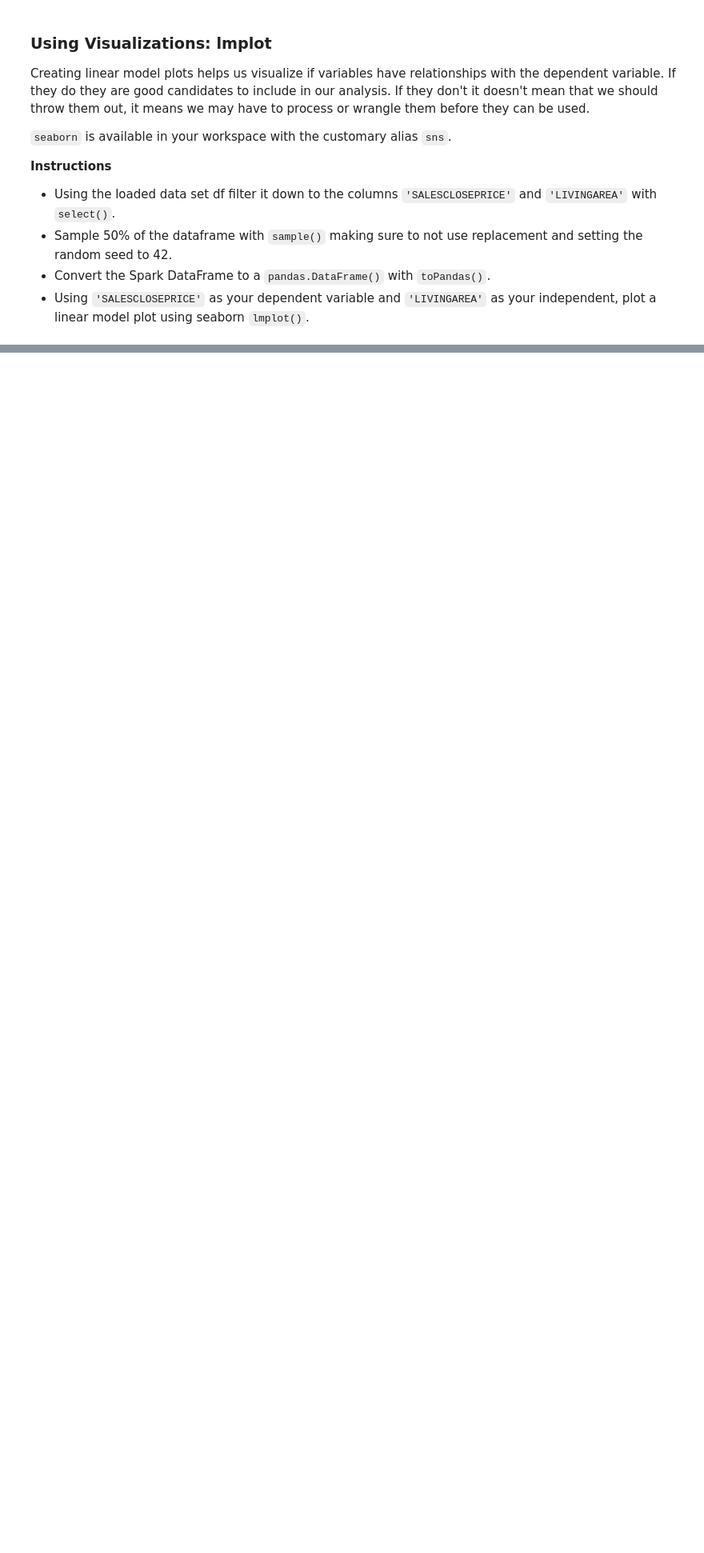
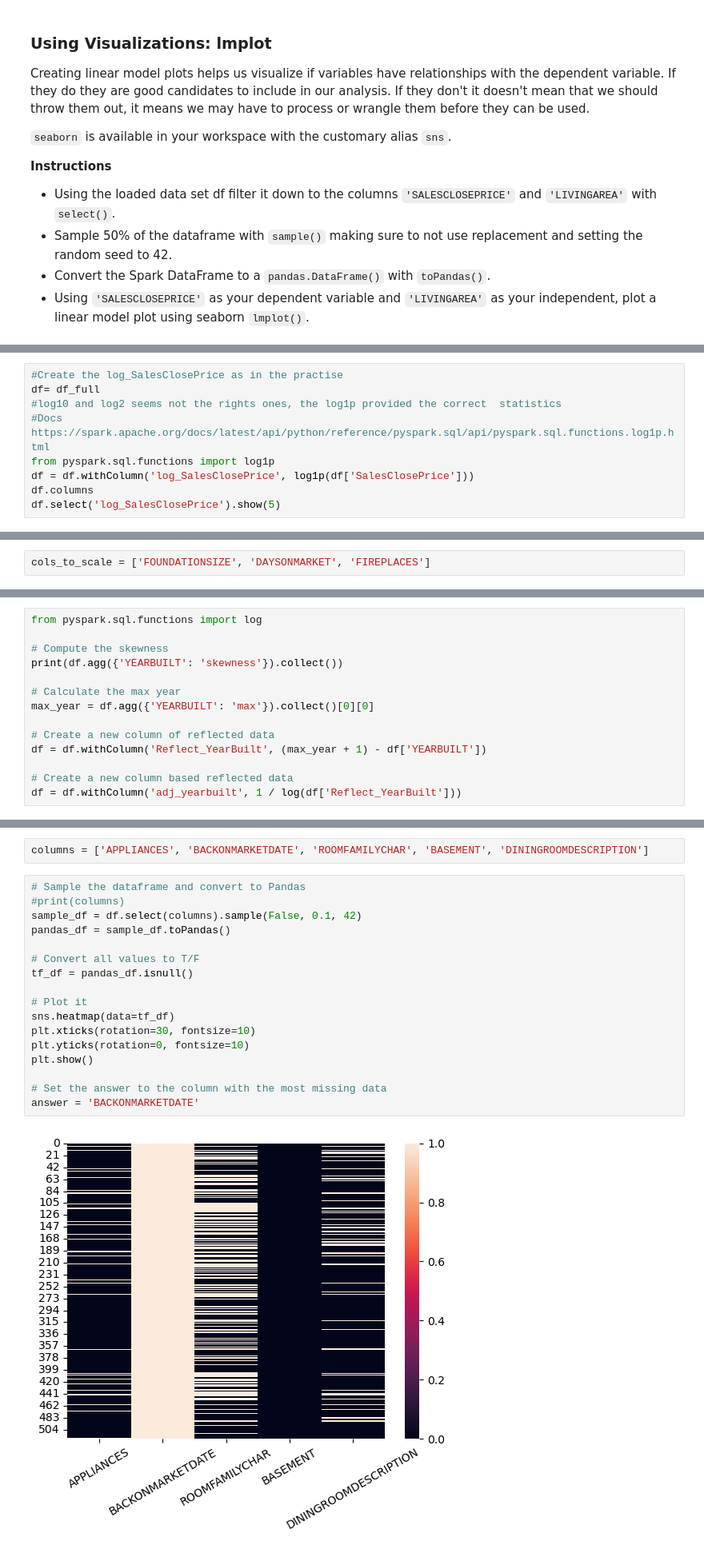
Before and after one commit to Alashmony/Feature_Engineering_with_PySpark_DataCamp, a Jupyter notebook: Fourth.ipynb, the cells around one changed output, grey strips where cells are left out. Shown: that part at 80% size. Drawn from its saved outputs; the diff is of its cells as text; blank space fills up the shorter version.

```diff
--- a/Fourth.ipynb
+++ b/Fourth.ipynb
@@ -419,0 +596,9 @@ plt.show();
+# %%
+#Create the log_SalesClosePrice as in the practise
+df= df_full
+#log10 and log2 seems not the rights ones, the log1p provided the correct  statistics
+#Docs https://spark.apache.org/docs/latest/api/python/reference/pyspark.sql/api/pyspark.sql.functions.log1p.html
+from pyspark.sql.functions import log1p
+df = df.withColumn('log_SalesClosePrice', log1p(df['SalesClosePrice']))
+df.columns
+df.select('log_SalesClosePrice').show(5)
@@ -419,0 +718,2 @@ plt.show();
+# %%
+cols_to_scale = ['FOUNDATIONSIZE', 'DAYSONMARKET', 'FIREPLACES']
@@ -419,0 +766,14 @@ plt.show();
+# %%
+from pyspark.sql.functions import log
+
+# Compute the skewness
+print(df.agg({'YEARBUILT': 'skewness'}).collect())
+
+# Calculate the max year
+max_year = df.agg({'YEARBUILT': 'max'}).collect()[0][0]
+
+# Create a new column of reflected data
+df = df.withColumn('Reflect_YearBuilt', (max_year + 1) - df['YEARBUILT'])
+
+# Create a new column based reflected data
+df = df.withColumn('adj_yearbuilt', 1 / log(df['Reflect_YearBuilt']))
@@ -419,0 +831,21 @@ plt.show();
+# %%
+columns = ['APPLIANCES', 'BACKONMARKETDATE', 'ROOMFAMILYCHAR', 'BASEMENT', 'DININGROOMDESCRIPTION']
+# %%
+# Sample the dataframe and convert to Pandas
+#print(columns)
+sample_df = df.select(columns).sample(False, 0.1, 42)
+pandas_df = sample_df.toPandas()
+
+# Convert all values to T/F
+tf_df = pandas_df.isnull()
+
+# Plot it
+sns.heatmap(data=tf_df)
+plt.xticks(rotation=30, fontsize=10)
+plt.yticks(rotation=0, fontsize=10)
+plt.show()
+
+# Set the answer to the column with the most missing data
+answer = 'BACKONMARKETDATE'
+# %% [output]
+[figure, added]
```
Also changed, not shown: parts of 44 cells of this notebook, 1 other file.
